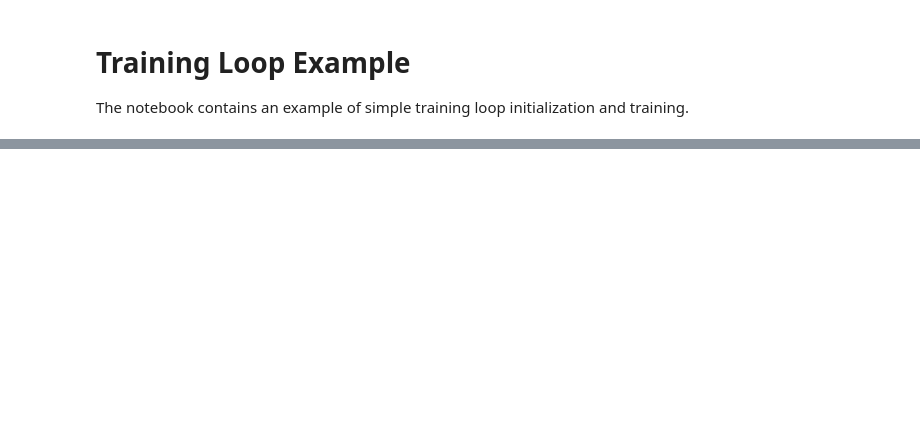
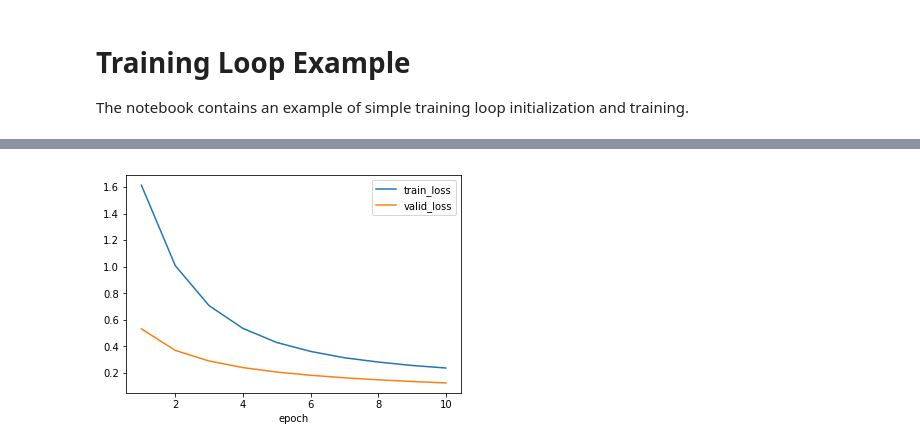
Before and after one commit to devforfu/loop, a Jupyter notebook: applications/training_loop.ipynb, the cells around one changed output, grey strips where cells are left out. Saved outputs shown, nothing was run; the diff lists cells and outputs as text; code cells hidden in the pictures; blank space fills up the shorter version.

```diff
--- a/applications/training_loop.ipynb
+++ b/applications/training_loop.ipynb
@@ -211,3 +214,7 @@ class RollingLoss(Callback):
         debias_loss = avg_loss/(1 - a**phase.batch_index)
         phase.rolling_loss = avg_loss
         phase.update(debias_loss)
+
+    def epoch_ended(self, phases, **kwargs):
+        for phase in phases:
+            phase.update_metric('loss', phase.last_loss)
@@ -216,10 +246,20 @@ class History(Callback):
 
     def training_started(self, **kwargs):
         self.recorded = None
+        self.epochs = []
+
+    def epoch_ended(self, epoch, **kwargs):
+        self.epochs.append(epoch)
 
     def training_ended(self, phases, **kwargs):
-        metrics = [phase.metrics_history for phase in self.phases]
-        self.recorded = pd.DataFrame(merge_dicts(metrics))
+        epochs = {'epoch': np.array(self.epochs).astype(int)}
+        metrics = [epochs] + [phase.metrics_history for phase in phases]
+        data = pd.DataFrame(merge_dicts(metrics))
+        data.reset_index(inplace=True, drop=True)
+        self.recorded = data
+
+    def plot(self, metrics, ax=None):
+        self.recorded.plot(x='epoch', y=metrics, ax=ax)
 # %%
 class StreamLogger(Callback):
     """
@@ -385,6 +425,7 @@ class Phase:
         self.batch_index = 0
         self.rolling_loss = 0
         self.losses = []
+        self.metrics = OrderedDict()
 
     @property
     def last_loss(self):
@@ -392,14 +433,26 @@ class Phase:
 
     @property
     def last_metrics(self):
-        return {f'{self.name}_loss': self.last_loss}
+        metrics = OrderedDict()
+        metrics[f'{self.name}_loss'] = self.last_loss
+        for name, values in self.metrics.items():
+            metrics[f'{self.name}_{name}'] = values[-1]
+        return metrics
 
     @property
     def metrics_history(self):
-        return {f'{self.name}_loss': self.losses}
+        metrics = OrderedDict()
+        for name, values in self.metrics.items():
+            metrics[f'{self.name}_{name}'] = values
+        return metrics
 
     def update(self, loss):
         self.losses.append(loss)
+
+    def update_metric(self, name, value):
+        if name not in self.metrics:
+            self.metrics[name] = []
+        self.metrics[name].append(value)
 # %%
 class ExpandChannels:
 
@@ -445,7 +498,7 @@ class Net(nn.Module):
 # %%
 n = 4
 n_jobs = default(n, cpu_count())
-epochs = 3
+epochs = 10
 batch_size = 2048
 device = torch.device('cuda:1')
 
@@ -464,10 +517,10 @@ model = Net()
 model.to(device)
 opt = optim.Adam(model.parameters(), lr=1e-3)
 loss_fn = nn.CrossEntropyLoss()
-cb = CallbacksGroup([RollingLoss(), StreamLogger(), ProgressBar()])
+cb = CallbacksGroup([History(), RollingLoss(), Accuracy(), StreamLogger(), ProgressBar()])
 cb.training_started(phases=phases)
 
-for epoch in range(epochs):
+for epoch in range(1, epochs + 1):
     cb.epoch_started(epoch=epoch)
 
     for phase in phases:
@@ -511,0 +572,4 @@ Epoch:    2 | train_loss=0.7400, valid_loss=0.3379
+# %%
+cb['history'].plot(['train_loss', 'valid_loss'])
+# %% [output]
+[figure, added]
```
Also changed, not shown: parts of 7 cells of this notebook.
